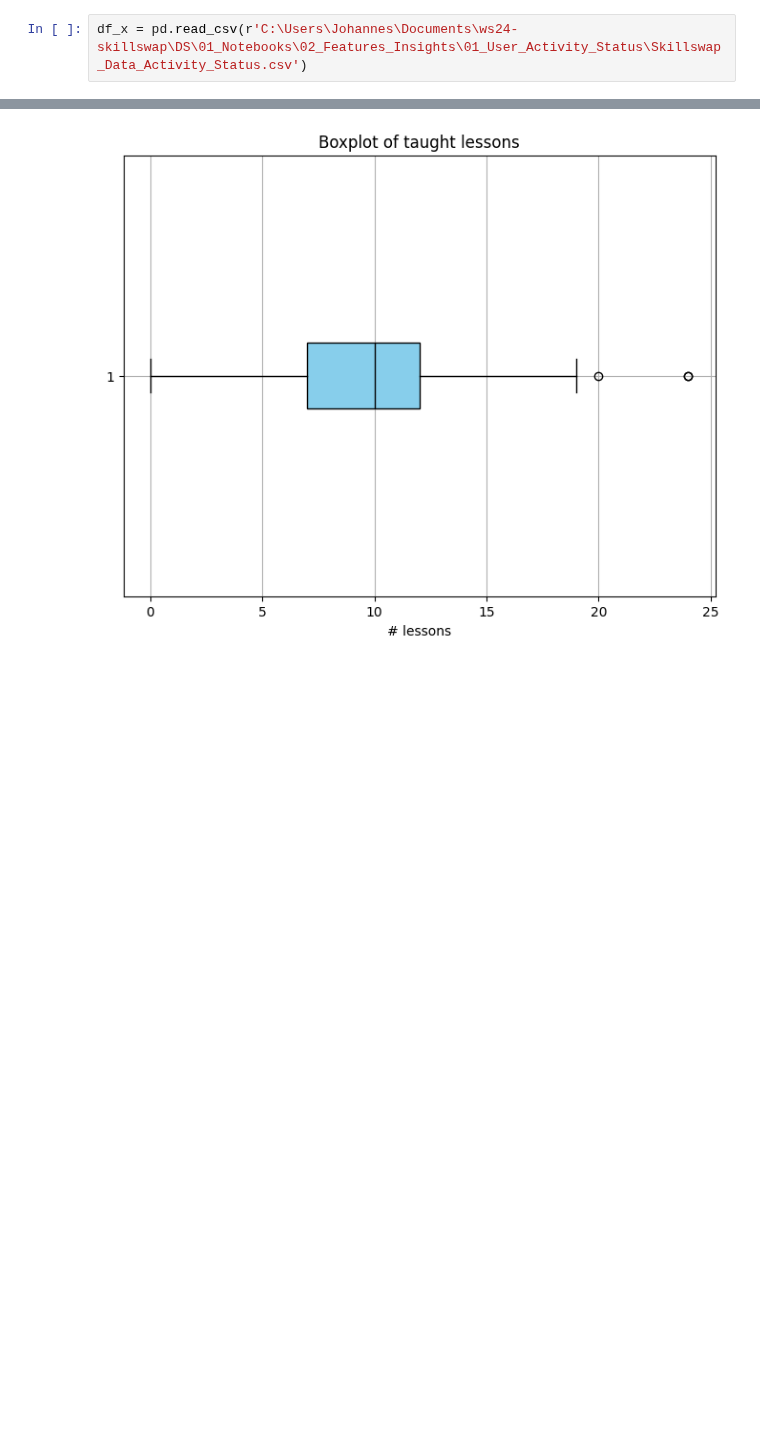
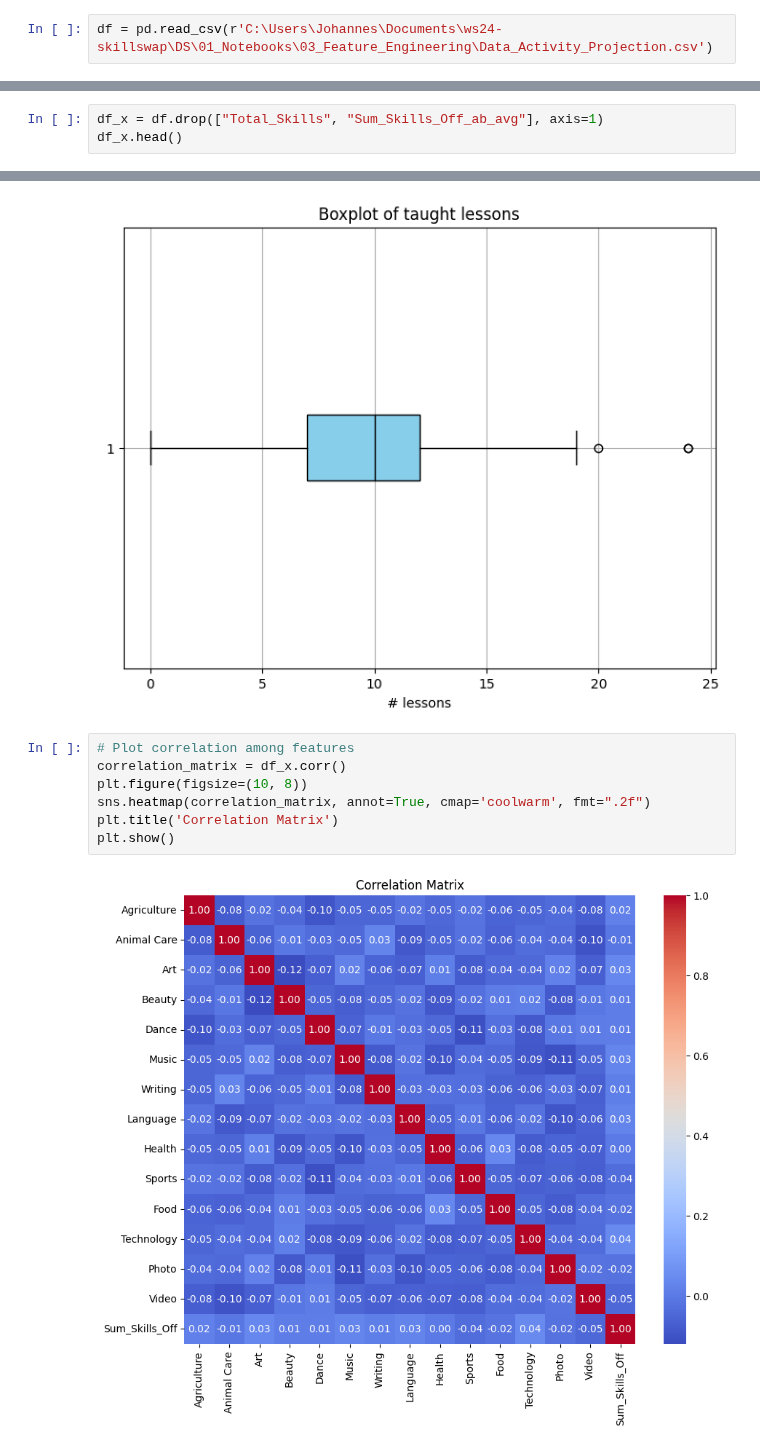
Before and after one commit to TechLabs-Berlin/ws24-skillswap, a Jupyter notebook: DS/01_Notebooks/02_Features_Insights/03_Exploratory_Data_Analysis/Exploratory.data.analysis.ipynb, the cells around one changed output, grey strips where cells are left out. Cells and saved outputs as stored; diff of their text form; blank space fills up the shorter version.

```diff
--- a/DS/01_Notebooks/02_Features_Insights/03_Exploratory_Data_Analysis/Exploratory.data.analysis.ipynb
+++ b/DS/01_Notebooks/02_Features_Insights/03_Exploratory_Data_Analysis/Exploratory.data.analysis.ipynb
@@ -321,2 +324,2 @@ plt.show()
 # %%
-df_x = pd.read_csv(r'C:\Users\Johannes\Documents\ws24-skillswap\DS\01_Notebooks\02_Features_Insights\01_User_Activity_Status\Skillswap_Data_Activity_Status.csv')
+df = pd.read_csv(r'C:\Users\Johannes\Documents\ws24-skillswap\DS\01_Notebooks\03_Feature_Engineering\Data_Activity_Projection.csv')
@@ -331,0 +326,3 @@ Name: Sum_Skills_Off, dtype: float64
+# %%
+df_x = df.drop(["Total_Skills", "Sum_Skills_Off_ab_avg"], axis=1)
+df_x.head()
@@ -355,3 +360,12 @@ plt.grid(True)
 plt.show()
 # %% [output]
 [figure]
+# %%
+# Plot correlation among features
+correlation_matrix = df_x.corr()
+plt.figure(figsize=(10, 8))
+sns.heatmap(correlation_matrix, annot=True, cmap='coolwarm', fmt=".2f")
+plt.title('Correlation Matrix')
+plt.show()
+# %% [output]
+[figure, added]
```
Also changed, not shown: parts of 7 cells of this notebook, 2 other files.
